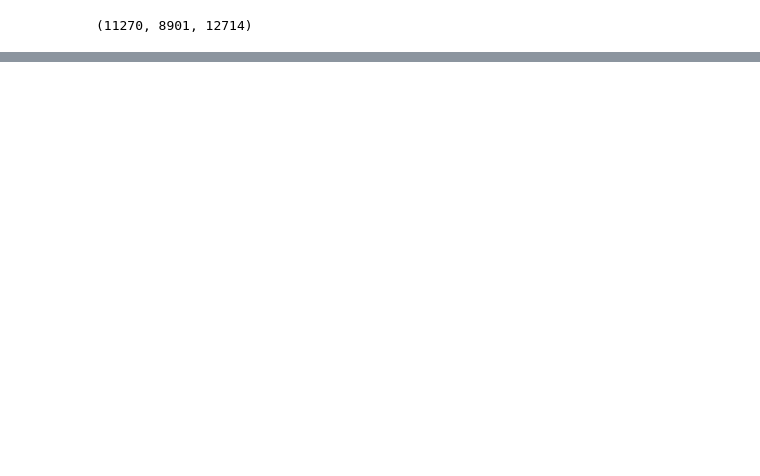
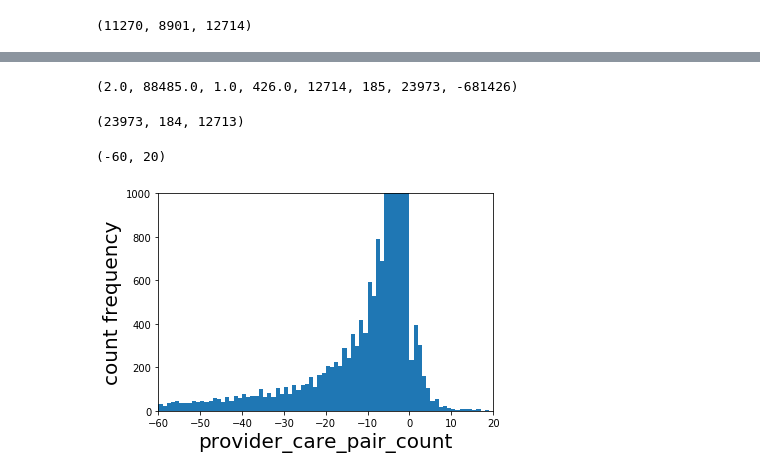
Before and after one commit to Shunling/Insight_HealthDataScience, a Jupyter notebook: Projects/P3/EDA_2.ipynb, the cells around one changed output, grey strips where cells are left out. Cells and saved outputs as stored; diff of their text form; code cells hidden in the pictures; blank space fills up the shorter version.

```diff
--- a/Projects/P3/EDA_2.ipynb
+++ b/Projects/P3/EDA_2.ipynb
@@ -433,3 +433,5 @@ plot_timeseries(df.loc[df.label==1][['created_at','amount']].set_index('created_
 [figure]
 # %% [markdown]
 ## further verify data value
+# %%
+df = pd.read_csv('Processed_data/feature_engineered.csv',index_col=0)
@@ -447,0 +496,14 @@ df.enrollee_id.unique().shape[0],df.diagnosis_id.unique().shape[0],df.care_id.un
+# %%
+from tqdm import tqdm
+counts = {}
+for provider, care, label in tqdm(zip(df['provider_id'],df['care_id'],df['label'])):
+    if (provider,care) in counts:
+        if label:
+            counts[(provider,care)] += 1
+        else:
+            counts[(provider,care)] -= 1
+    else:
+        if label:
+            counts[(provider,care)] = 1
+        else:
+            counts[(provider,care)] = -1
@@ -447,0 +513,17 @@ df.enrollee_id.unique().shape[0],df.diagnosis_id.unique().shape[0],df.care_id.un
+# %%
+min(x),max(x),min(y),max(y),len(x),len(y),len(counts),sum(counts.values())
+# %% [output]
+(2.0, 88485.0, 1.0, 426.0, 12714, 185, 23973, -681426)
+# %%
+pairs = np.zeros((185,12714)) # 185 rows (y,provider), 12714 cols (x,care)
+n = 0
+s = 0
+for i in range(185): # y = i,row, x = j,col
+    for j in range(12714):
+        if (y[i],x[j]) in counts:
+            pairs[i][j] = counts[(y[i],x[j])]
+            n+=1
+            s += counts[(y[i],x[j])]
+n,i,j
+# %% [output]
+(23973, 184, 12713)
@@ -447,0 +534,9 @@ df.enrollee_id.unique().shape[0],df.diagnosis_id.unique().shape[0],df.care_id.un
+# %%
+_=plt.hist(counts.values(),bins=range(-100,25,1))
+plt.xlabel('provider_care_pair_count',fontsize=20)
+plt.ylabel('count frequency',fontsize=20)
+plt.ylim(0,1000)
+plt.xlim(-60,20)
+# %% [output]
+(-60, 20)
+[figure, added]
```
Also changed, not shown: parts of 16 cells of this notebook.
